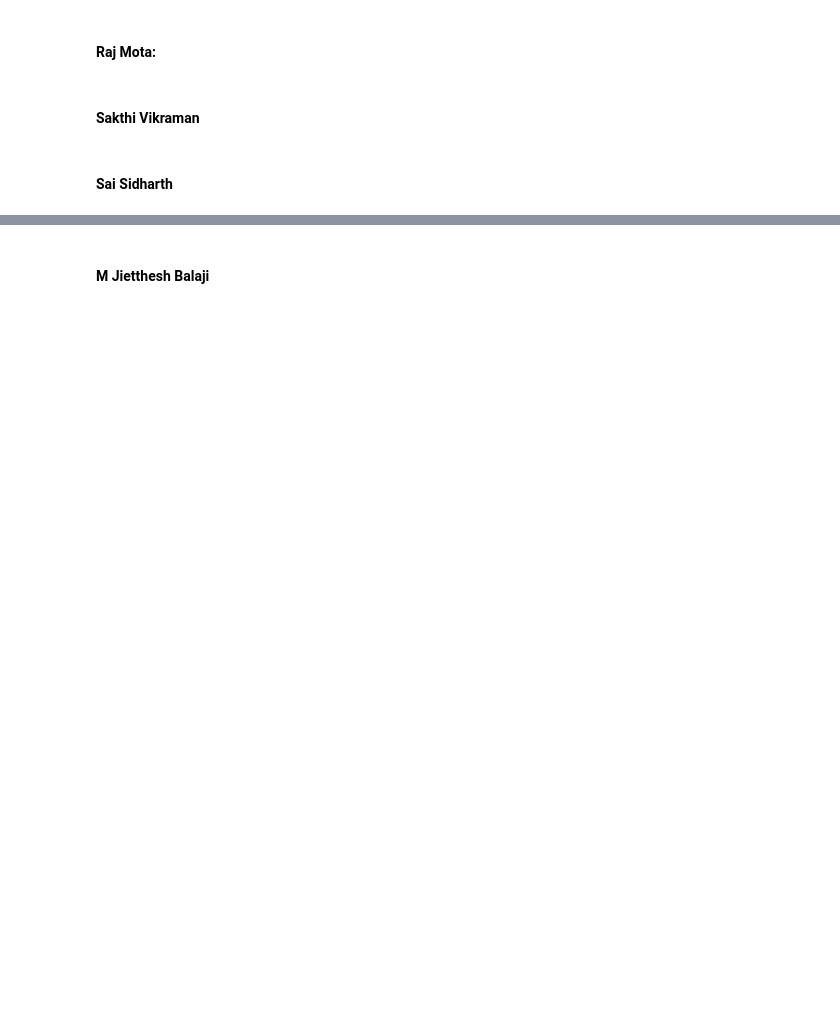
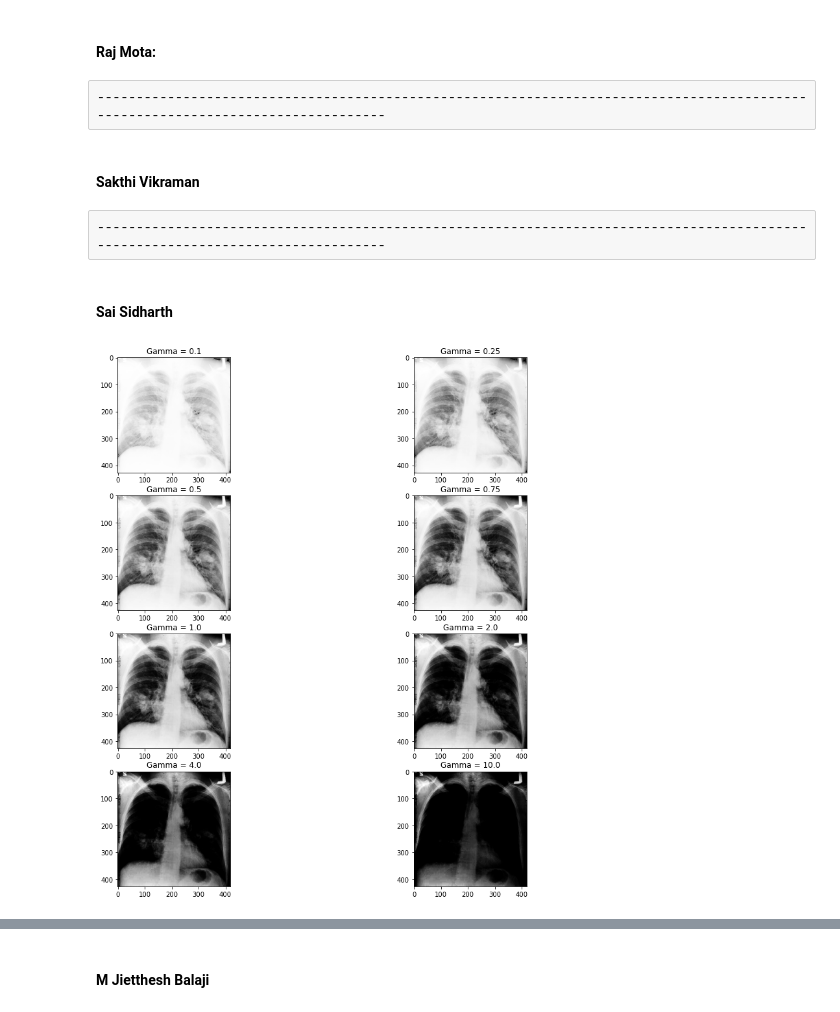
Before and after one commit to Sai-Sid07/Lung-Cancer-Detection, a Jupyter notebook: Lung Cancer - Review 1.ipynb, the cells around one changed output, grey strips where cells are left out. Saved outputs shown, nothing was run; the diff lists cells and outputs as text; code cells hidden in the pictures; blank space fills up the shorter version.

Commit message:
Changed Images to GrayScale and added Sai's Part in Code

```diff
--- a/Lung Cancer - Review 1.ipynb
+++ b/Lung Cancer - Review 1.ipynb
@@ -49,0 +52,15 @@ import cv2
+# %%
+#Reading Images in OpenCV - cv2.imread(file, [0/1])
+#0 -> Reading Image as Gray Scale
+#1 -> Reading Image as a Color Image
+#OpenCV reads images in the BGR Format and to convert to RGB, we use cv2.cvtColor(img_col, cv2.COLOR_BGR2RGB)
+img_base = cv2.imread('Images/lungCancer_base.jpeg',0)
+img_blurred = cv2.imread('Images/lungCancer_blurred.jpg',0)
+img_dim = cv2.imread('Images/lungCancer_dim.jpg',0)
+img_highcontrast = cv2.imread('Images/lungCancer_highcontrast.jpg',0)
+img_lowcontrast = cv2.imread('Images/lungCancer_lowcontrast.jpg',0)
+img_mask = cv2.imread('Images/lungCancer_mask.jpg',0)
+img_noise_25 = cv2.imread('Images/lungCancer_noise_25.jpg',0)
+img_noise_50 = cv2.imread('Images/lungCancer_noise_50.jpg',0)
+img_overexposed = cv2.imread('Images/lungCancer_overexposed.jpg',0)
+img_saltandpepper = cv2.imread('Images/lungCancer_saltandpepper.jpg',0)
@@ -51,11 +114,62 @@ import cv2
 #### Raj Mota:
 # %%
 #Insert code here and remove comment
+# %% [raw]
+--------------------------------------------------------------------------------------------------------------------------------
 # %% [markdown]
 #### Sakthi Vikraman
 # %%
 #Insert code here and remove comment
+# %% [raw]
+--------------------------------------------------------------------------------------------------------------------------------
 # %% [markdown]
 #### Sai Sidharth
 # %%
-#Insert Code here and remove comment
+#1. Single Pixel Operation
+#Gamma/ Power Law Transformation
+#s = crγ
+#Applying Gamma Correction on the Base Image
+gamma_corrected_0 = np.array(255*(img_base / 255) ** 0.1, dtype = 'uint8')
+gamma_corrected_1 = np.array(255*(img_base / 255) ** 0.26, dtype = 'uint8')
+gamma_corrected_2 = np.array(255*(img_base / 255) ** 0.5, dtype = 'uint8')
+gamma_corrected_3 = np.array(255*(img_base / 255) ** 0.75, dtype = 'uint8')
+gamma_corrected_4 = np.array(255*(img_base / 255) ** 1.0, dtype = 'uint8')
+gamma_corrected_5 = np.array(255*(img_base / 255) ** 2.0, dtype = 'uint8')
+gamma_corrected_6 = np.array(255*(img_base / 255) ** 4.0, dtype = 'uint8')
+gamma_corrected_7 = np.array(255*(img_base / 255) ** 10.0, dtype = 'uint8')
+
+fig = plt.figure(figsize=(15, 15))
+
+axis1 = fig.add_subplot(4,2,1)
+axis1.imshow(gamma_corrected_0, cmap='gray')
+axis1.title.set_text('Gamma = 0.1')
+
+axis2 = fig.add_subplot(4,2,2)
+axis2.imshow(gamma_corrected_1, cmap='gray')
+axis2.title.set_text('Gamma = 0.25')
+
+axis3 = fig.add_subplot(4,2,3)
+axis3.imshow(gamma_corrected_2, cmap='gray')
+axis3.title.set_text('Gamma = 0.5')
+
+axis4  = fig.add_subplot(4,2,4)
+axis4.imshow(gamma_corrected_3, cmap='gray')
+axis4.title.set_text('Gamma = 0.75')
+
+axis5 = fig.add_subplot(4,2,5)
+axis5.imshow(gamma_corrected_4, cmap='gray')
+axis5.title.set_text('Gamma = 1.0')
+
+axis6 = fig.add_subplot(4,2,6)
+axis6.imshow(gamma_corrected_5, cmap='gray')
+axis6.title.set_text('Gamma = 2.0')
+
+axis7 = fig.add_subplot(4,2,7)
+axis7.imshow(gamma_corrected_6, cmap='gray')
+axis7.title.set_text('Gamma = 4.0')
+
+axis8 = fig.add_subplot(4,2,8)
+axis8.imshow(gamma_corrected_7, cmap='gray')
+axis8.title.set_text('Gamma = 10.0')
+# %% [output]
+[figure, added]
```
Also changed, not shown: parts of 13 cells of this notebook, 9 other files.
